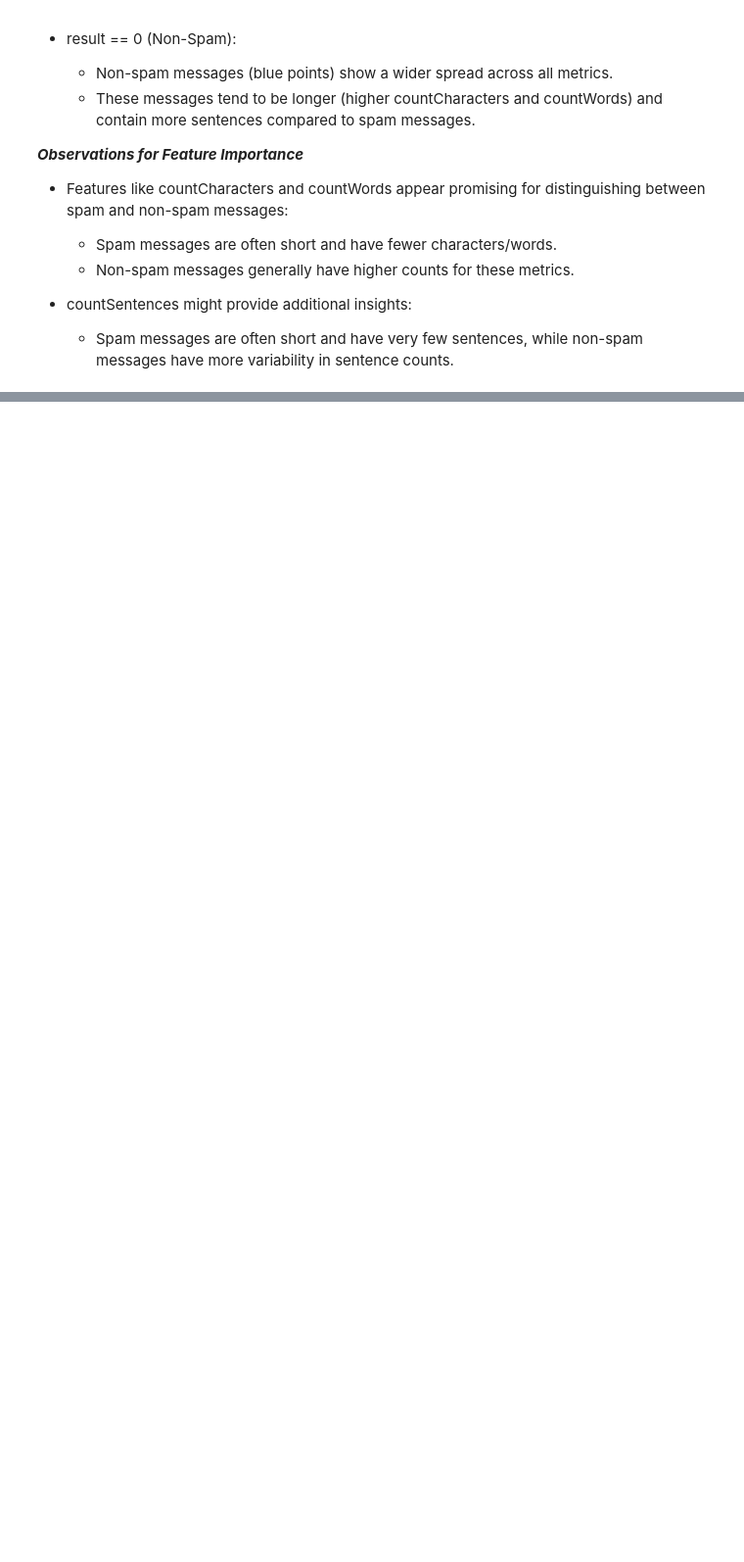
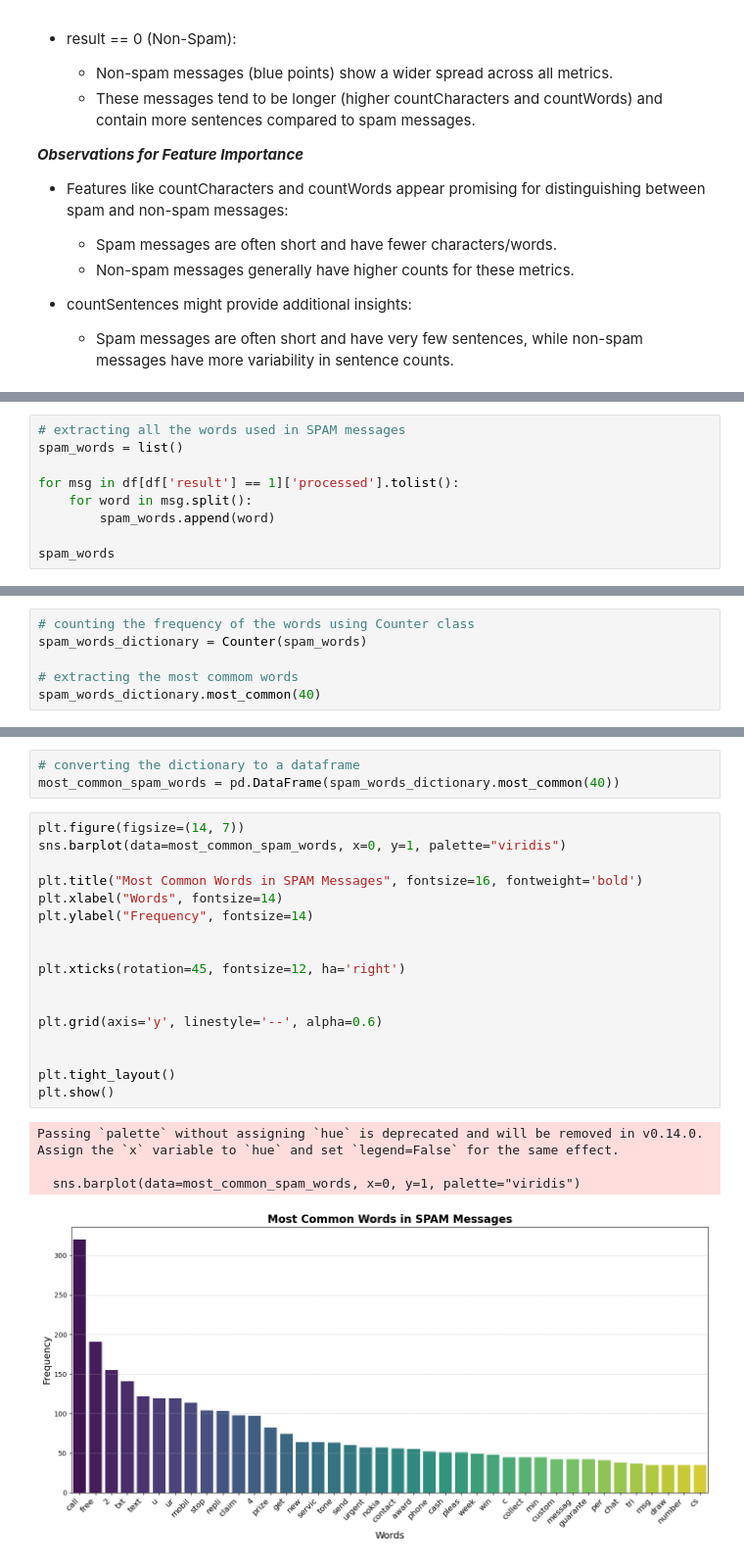
Before and after one commit to AnilKumt/spam_detection, a Jupyter notebook: spam-detection.ipynb, the cells around one changed output, grey strips where cells are left out. Shown at 98% size. Drawn from its saved outputs; the diff is of its cells as text; blank space fills up the shorter version.

```diff
--- a/spam-detection.ipynb
+++ b/spam-detection.ipynb
@@ -360,0 +513,9 @@ sns.pairplot(df,hue='result')
+# %%
+# extracting all the words used in SPAM messages
+spam_words = list()
+
+for msg in df[df['result'] == 1]['processed'].tolist():
+    for word in msg.split():
+        spam_words.append(word)
+
+spam_words
@@ -360,0 +540,6 @@ sns.pairplot(df,hue='result')
+# %%
+# counting the frequency of the words using Counter class
+spam_words_dictionary = Counter(spam_words)
+
+# extracting the most commom words
+spam_words_dictionary.most_common(40)
@@ -360,0 +564,25 @@ sns.pairplot(df,hue='result')
+# %%
+# converting the dictionary to a dataframe
+most_common_spam_words = pd.DataFrame(spam_words_dictionary.most_common(40))
+# %%
+plt.figure(figsize=(14, 7))
+sns.barplot(data=most_common_spam_words, x=0, y=1, palette="viridis")
+
+plt.title("Most Common Words in SPAM Messages", fontsize=16, fontweight='bold')
+plt.xlabel("Words", fontsize=14)
+plt.ylabel("Frequency", fontsize=14)
+
+
+plt.xticks(rotation=45, fontsize=12, ha='right')
+
+
+plt.grid(axis='y', linestyle='--', alpha=0.6)
+
+
+plt.tight_layout()
+plt.show()
+# %% [output]
+Passing `palette` without assigning `hue` is deprecated and will be removed in v0.14.0. Assign the `x` variable to `hue` and set `legend=False` for the same effect.
+
+  sns.barplot(data=most_common_spam_words, x=0, y=1, palette="viridis")
+[figure, added]
```
Also changed, not shown: parts of 12 cells of this notebook.
